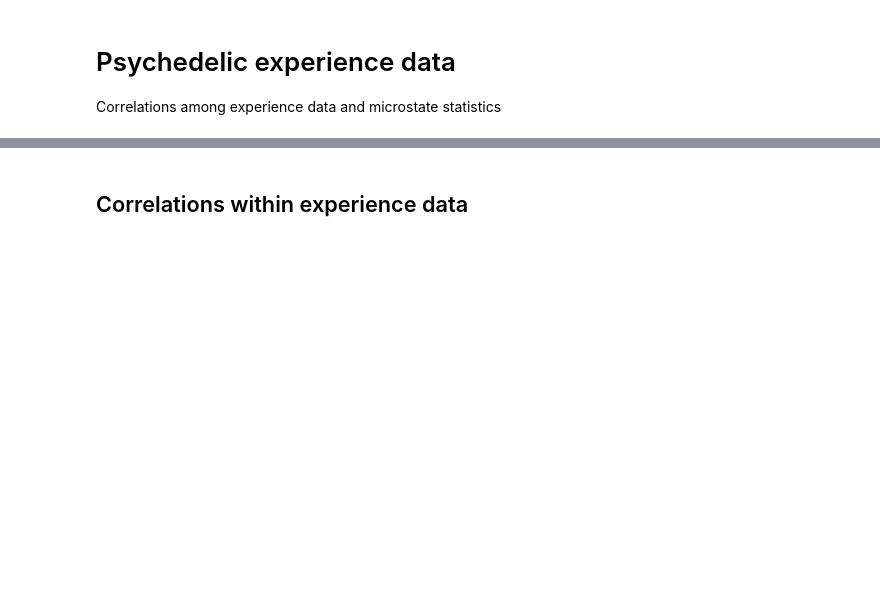
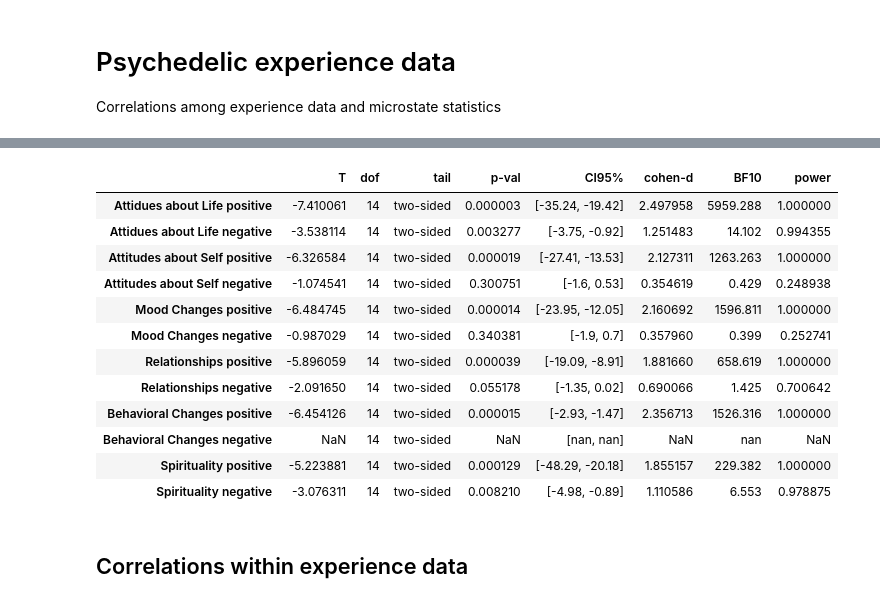
Before and after one commit to jajcayn/psilocybin-microstates, a Jupyter notebook: 3-psychedelic-experience-data.ipynb, the cells around one changed output, grey strips where cells are left out. Cells and saved outputs as stored; diff of their text form; code cells hidden in the pictures; blank space fills up the shorter version.

```diff
--- a/3-psychedelic-experience-data.ipynb
+++ b/3-psychedelic-experience-data.ipynb
@@ -154,3 +208,43 @@ def replace_pval(x, pval_stars=PVAL_STARS):
+# %%
+df_pers_effs = persisting_effs[persisting_effs["subject"].isin(ms_stats["subject"])]
+cols = [
+    "Attidues about Life positive",
+    "Attidues about Life negative",
+    "Attitudes about Self positive",
+    "Attitudes about Self negative",
+    "Mood Changes positive",
+    "Mood Changes negative",
+    "Relationships positive",
+    "Relationships negative",
+    "Behavioral Changes positive",
+    "Behavioral Changes negative",
+    "Spirituality positive",
+    "Spirituality negative",
+]
+pers_ttest = pd.DataFrame()
+for col in cols:
+    tt = pg.ttest(
+        df_pers_effs[df_pers_effs["condition"] == "PLA"][col].astype(float),
+        df_pers_effs[df_pers_effs["condition"] == "PSI"][col].astype(float),
+        paired=True,
+    )
+    tt.index = [col]
+    pers_ttest = pd.concat([pers_ttest, tt], axis=0)
+pers_ttest
+# %% [output]
+|  | T | dof | tail | p-val | CI95% | cohen-d | BF10 | power |
+| Attidues about Life positive | -7.410061 | 14 | two-sided | 0.000003 | [-35.24, -19.42] | 2.497958 | 5959.288 | 1.000000 |
+| Attidues about Life negative | -3.538114 | 14 | two-sided | 0.003277 | [-3.75, -0.92] | 1.251483 | 14.102 | 0.994355 |
+| Attitudes about Self positive | -6.326584 | 14 | two-sided | 0.000019 | [-27.41, -13.53] | 2.127311 | 1263.263 | 1.000000 |
+| Attitudes about Self negative | -1.074541 | 14 | two-sided | 0.300751 | [-1.6, 0.53] | 0.354619 | 0.429 | 0.248938 |
+| Mood Changes positive | -6.484745 | 14 | two-sided | 0.000014 | [-23.95, -12.05] | 2.160692 | 1596.811 | 1.000000 |
+| Mood Changes negative | -0.987029 | 14 | two-sided | 0.340381 | [-1.9, 0.7] | 0.357960 | 0.399 | 0.252741 |
+| Relationships positive | -5.896059 | 14 | two-sided | 0.000039 | [-19.09, -8.91] | 1.881660 | 658.619 | 1.000000 |
+| Relationships negative | -2.091650 | 14 | two-sided | 0.055178 | [-1.35, 0.02] | 0.690066 | 1.425 | 0.700642 |
+| Behavioral Changes positive | -6.454126 | 14 | two-sided | 0.000015 | [-2.93, -1.47] | 2.356713 | 1526.316 | 1.000000 |
+| Behavioral Changes negative | NaN | 14 | two-sided | NaN | [nan, nan] | NaN | nan | NaN |
+| Spirituality positive | -5.223881 | 14 | two-sided | 0.000129 | [-48.29, -20.18] | 1.855157 | 229.382 | 1.000000 |
+| Spirituality negative | -3.076311 | 14 | two-sided | 0.008210 | [-4.98, -0.89] | 1.110586 | 6.553 | 0.978875 |
 # %% [markdown]
 ## Correlations within experience data
 # %% [markdown]
```
Also changed, not shown: parts of 6 cells of this notebook, 4 other files.
